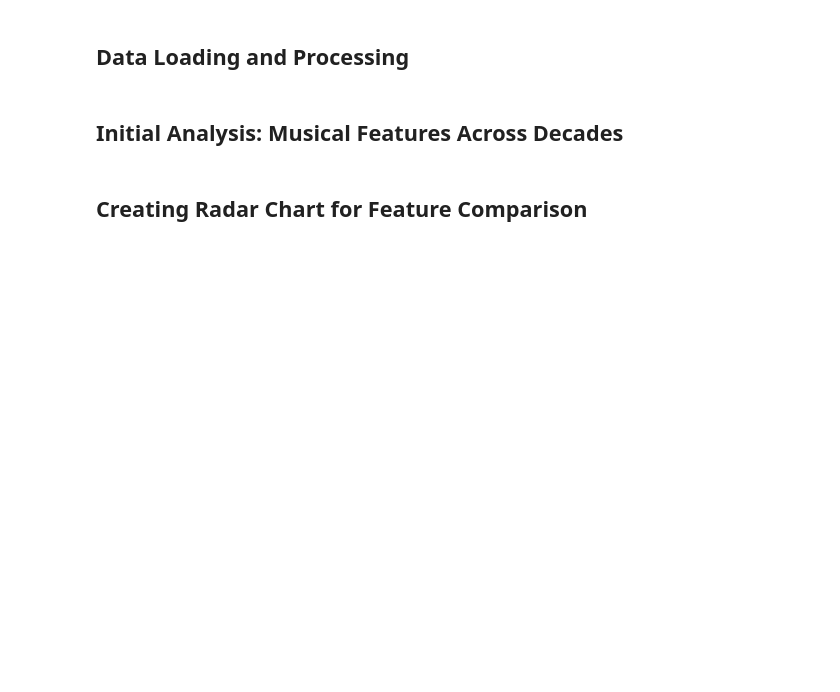
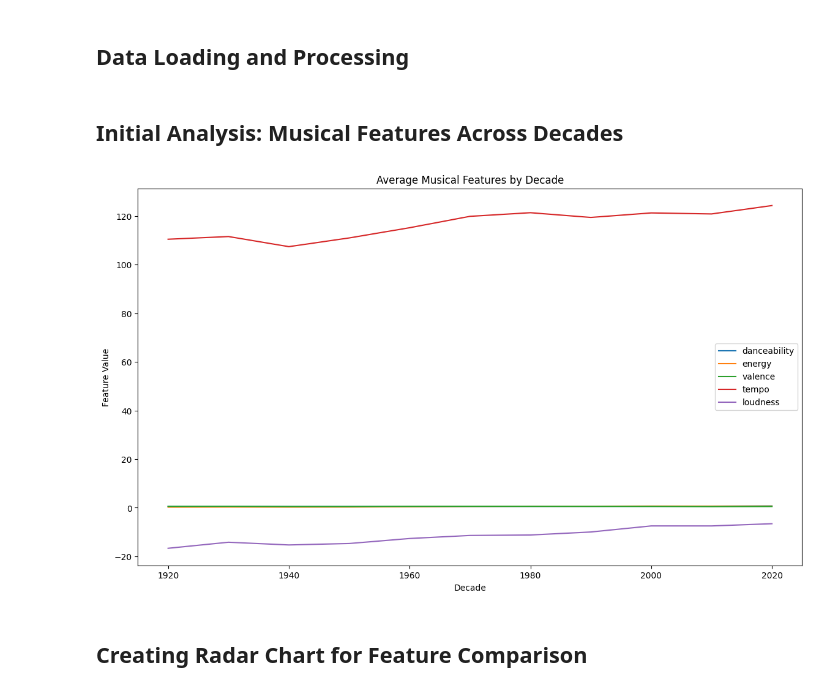
Before and after one commit to lnatysin/cs3654, a Jupyter notebook: p2-music-analysis.ipynb, the cells around one changed output. Saved outputs shown, nothing was run; the diff lists cells and outputs as text; code cells hidden in the pictures; blank space fills up the shorter version.

Commit message:
added some code for the figures

```diff
--- a/p2-music-analysis.ipynb
+++ b/p2-music-analysis.ipynb
@@ -55,5 +54,26 @@ genre_data = pd.read_csv('./data/data_by_genres.csv')
 year_data = pd.read_csv('./data/data_by_year.csv')
 # %% [markdown]
 ## Initial Analysis: Musical Features Across Decades
+# %%
+# Create a new DataFrame for decade analysis
+decade_data = data.copy()
+decade_data['decade'] = (decade_data['year'] // 10) * 10
+
+# Grouping data by decade and calculating mean for numeric columns only
+numeric_cols = ['valence', 'acousticness', 'danceability', 'duration_ms', 'energy', 'instrumentalness', 'key', 'liveness', 'loudness', 'mode', 'popularity', 'speechiness', 'tempo']
+decade_grouped = decade_data.groupby('decade')[numeric_cols].mean().reset_index()
+
+# Plotting average features by decade
+features = ['danceability', 'energy', 'valence', 'tempo', 'loudness']
+plt.figure(figsize=(14, 8))
+for feature in features:
+    sns.lineplot(x='decade', y=feature, data=decade_grouped, label=feature)
+plt.title('Average Musical Features by Decade')
+plt.xlabel('Decade')
+plt.ylabel('Feature Value')
+plt.legend()
+plt.show()
+# %% [output]
+[figure, added]
 # %% [markdown]
 ## Creating Radar Chart for Feature Comparison
```
Also changed, not shown: parts of 6 cells of this notebook.
